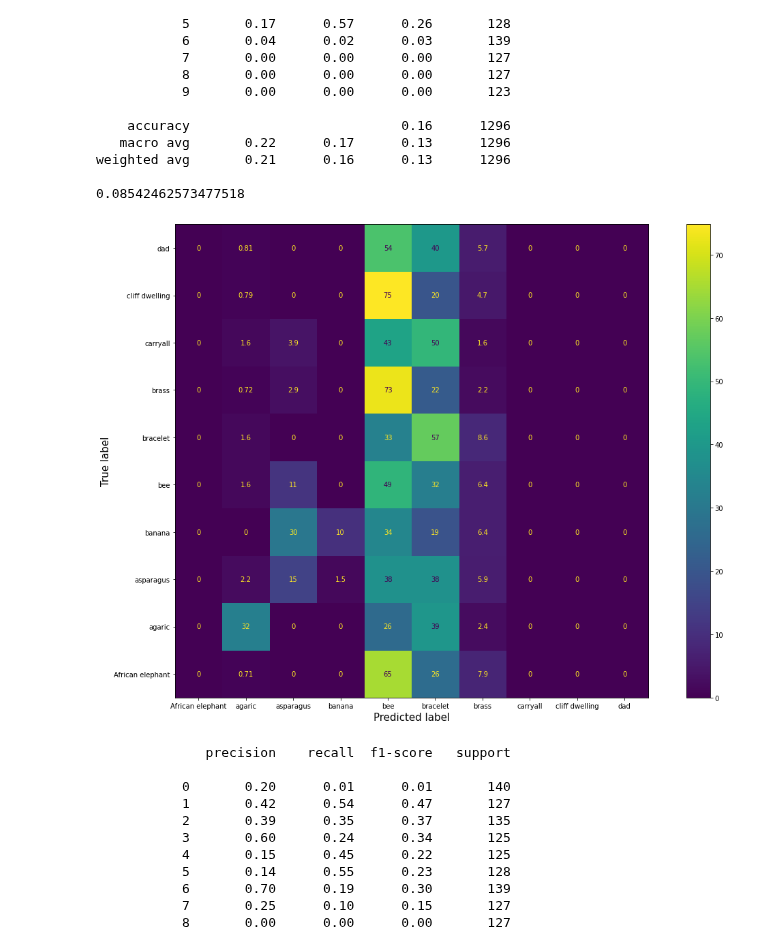
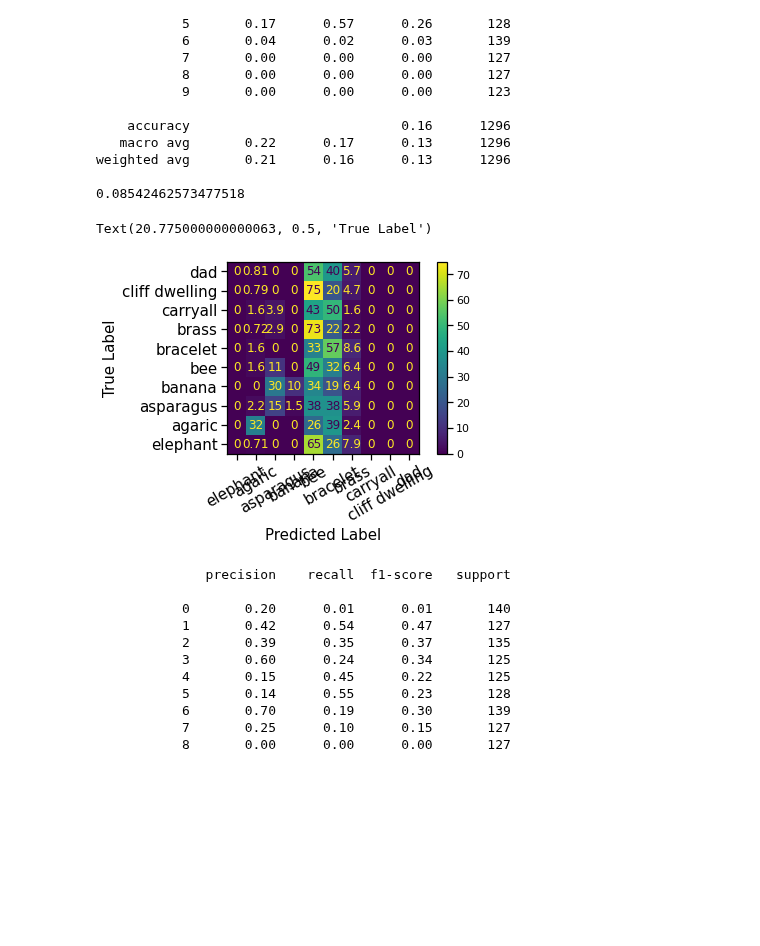
Before and after one commit to nelsonalbertohj/Magno-Parvo-CNN, a Jupyter notebook: Data_analysis_and_results.ipynb, the cells around one changed output. Cells and saved outputs as stored; diff of their text form; code cells hidden in the pictures; blank space fills up the shorter version.

```diff
--- a/Data_analysis_and_results.ipynb
+++ b/Data_analysis_and_results.ipynb
@@ -110,6 +107,8 @@ for images, labels in test_ds_vanilla.take(1):
     for i in range(9):
         ax = plt.subplot(3, 3, i + 1)
         current_img = images[i]
+        if i == 0:
+            print("Origianl: ", current_img.numpy()[:,:,:-1].dtype)
         plt.imshow(current_img.numpy()[:,:,:-1])
         gray_imgs.append((current_img,np.argmax(labels[i])))
         plt.title(class_names[np.argmax(labels[i])])
@@ -119,6 +118,8 @@ for images, labels in test_ds_blurred.take(1):
     for i in range(9):
         ax = plt.subplot(3, 3, i + 1)
         current_img = images[i]
+        if i == 0:
+            print("Original: ", current_img.numpy()[:,:,-1].dtype)
         plt.imshow(current_img.numpy()[:,:,-1],cmap="gray")
         gray_imgs.append((current_img,np.argmax(labels[i])))
         plt.title(class_names[np.argmax(labels[i])])
@@ -128,6 +129,8 @@ for images, labels in test_ds_occluded.take(1):
     for i in range(9):
         ax = plt.subplot(3, 3, i + 1)
         current_img = images[i]
+        if i == 0:
+            print("New format: ", current_img.numpy()[:,:,:-1].dtype)
         plt.imshow(current_img.numpy()[:,:,:-1])
         gray_imgs.append((current_img,np.argmax(labels[i])))
         plt.title(class_names[np.argmax(labels[i])])
@@ -165,6 +164,9 @@ time to get object:  0.018004179000854492
 # %%
 dual_stream_model = tf.keras.models.load_model(root + f"/Models/Early_Testing_Models/FullRes_with_CNN_1000_Samples_{N_CLASSES}Classes")
 single_model = tf.keras.models.load_model(root + f"/Models/Early_Testing_Models/Dualstream_with_CNN_1000_Samples_{N_CLASSES}Classes")
+
+class_names = test_ds.class_names
+class_names = [c if c != "African elephant" else "elephant" for c in class_names]
 # %% [markdown]
 ### Testing the Vanilla Testing Set
 # %%
@@ -208,18 +212,22 @@ weighted avg       0.78      0.77      0.77      1297
 0.7460387968527745
 # %%
 #Generate Confusion Matrix for Dual-stream model
+import seaborn as sns
+sns.set_context('notebook')
+
 A = confusion_matrix(true_outputs,dual_pred_outputs)
+
 cm_dual_vanilla = confusion_matrix(true_outputs,dual_pred_outputs,normalize='true') * 100
-class_names = test_ds.class_names
 
-disp_cm = ConfusionMatrixDisplay(cm_dual_vanilla,display_labels=class_names)
-fig, ax = plt.subplots()
-fig.set_size_inches(16.5, 10.5)
-ax.set_xlabel("Predicted Label", fontsize = 15)
-ax.set_ylabel("True Label", fontsize = 15)
+disp_cm = ConfusionMatrixDisplay(cm_dual_vanilla,
+                                 display_labels=class_names)
 
+disp_cm.plot()
+
+disp_cm.ax_.set_xticks([i for i in range(10)],labels=class_names, rotation = 30)
+disp_cm.ax_.invert_yaxis()
 plt.tight_layout()
-
-disp_cm.plot(ax=ax)
-ax.invert_yaxis()
+disp_cm.ax_.tick_params(labelsize=15)
+disp_cm.ax_.set_xlabel("Predicted Label",fontsize=15)
+disp_cm.ax_.set_ylabel("True Label",fontsize=15)
 # %% [output]
@@ -485,21 +476,20 @@ weighted avg       0.21      0.16      0.13      1296
 # %%
 #Generate Confusion Matrix for Dual-stream model
 A = confusion_matrix(true_outputs,dual_pred_outputs)
 cm_dual_vanilla = confusion_matrix(true_outputs,dual_pred_outputs,normalize='true') * 100
-class_names = test_ds.class_names
 
 disp_cm = ConfusionMatrixDisplay(cm_dual_vanilla,display_labels=class_names)
-fig, ax = plt.subplots()
-fig.set_size_inches(16.5, 10.5)
-ax.set_xlabel("Predicted Label", fontsize = 15)
-ax.set_ylabel("True Label", fontsize = 15)
 
+disp_cm.plot()
+disp_cm.ax_.set_xticks([i for i in range(10)],labels=class_names, rotation = 30)
+disp_cm.ax_.invert_yaxis()
 plt.tight_layout()
-
-disp_cm.plot(ax=ax)
-ax.invert_yaxis()
+disp_cm.ax_.tick_params(labelsize=15)
+disp_cm.ax_.set_xlabel("Predicted Label",fontsize=15)
+disp_cm.ax_.set_ylabel("True Label",fontsize=15)
 # %% [output]
+Text(20.775000000000063, 0.5, 'True Label')
-[figure, old version]
+[figure, new version]
 # %%
 print(classification_report(true_outputs,single_pred_outputs))
 print(matthews_corrcoef(true_outputs, single_pred_outputs))
```
Also changed, not shown: parts of 19 cells of this notebook, 8 other files.
